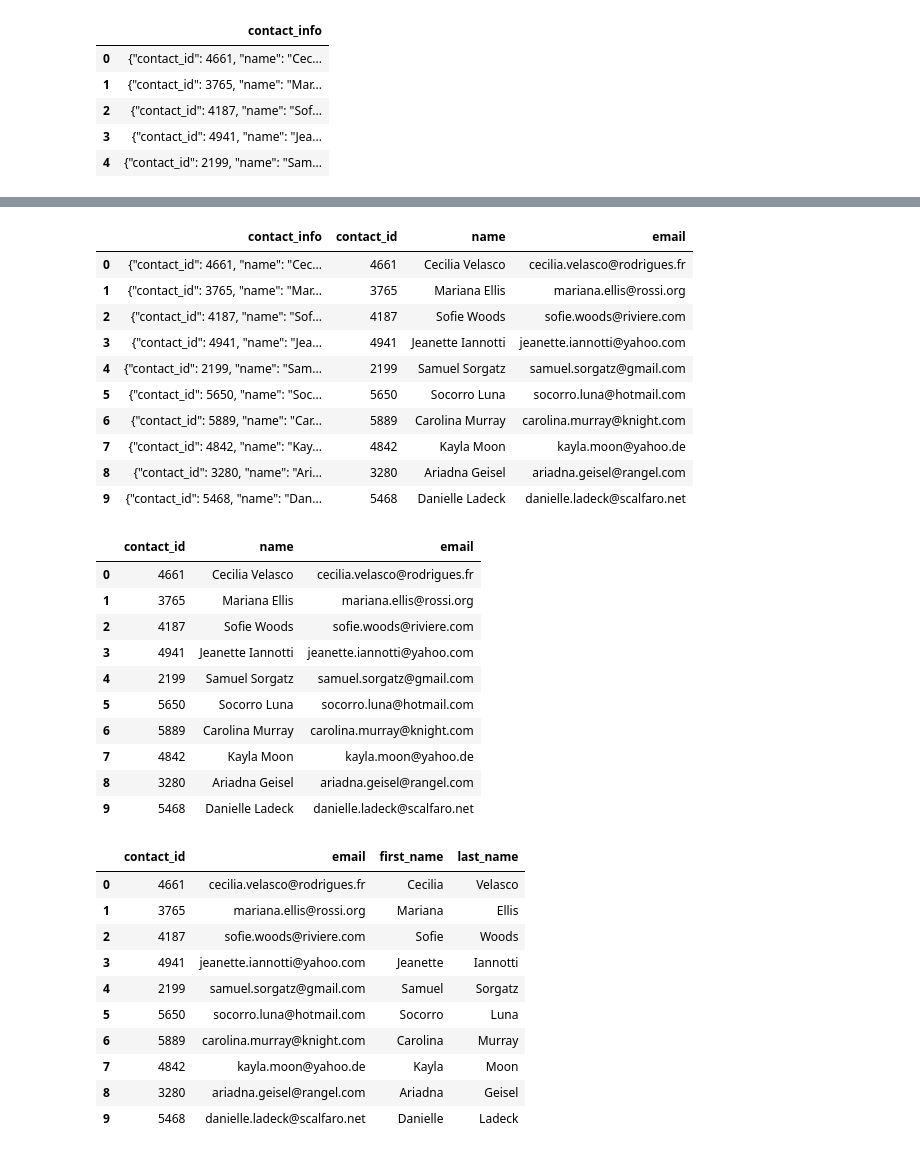
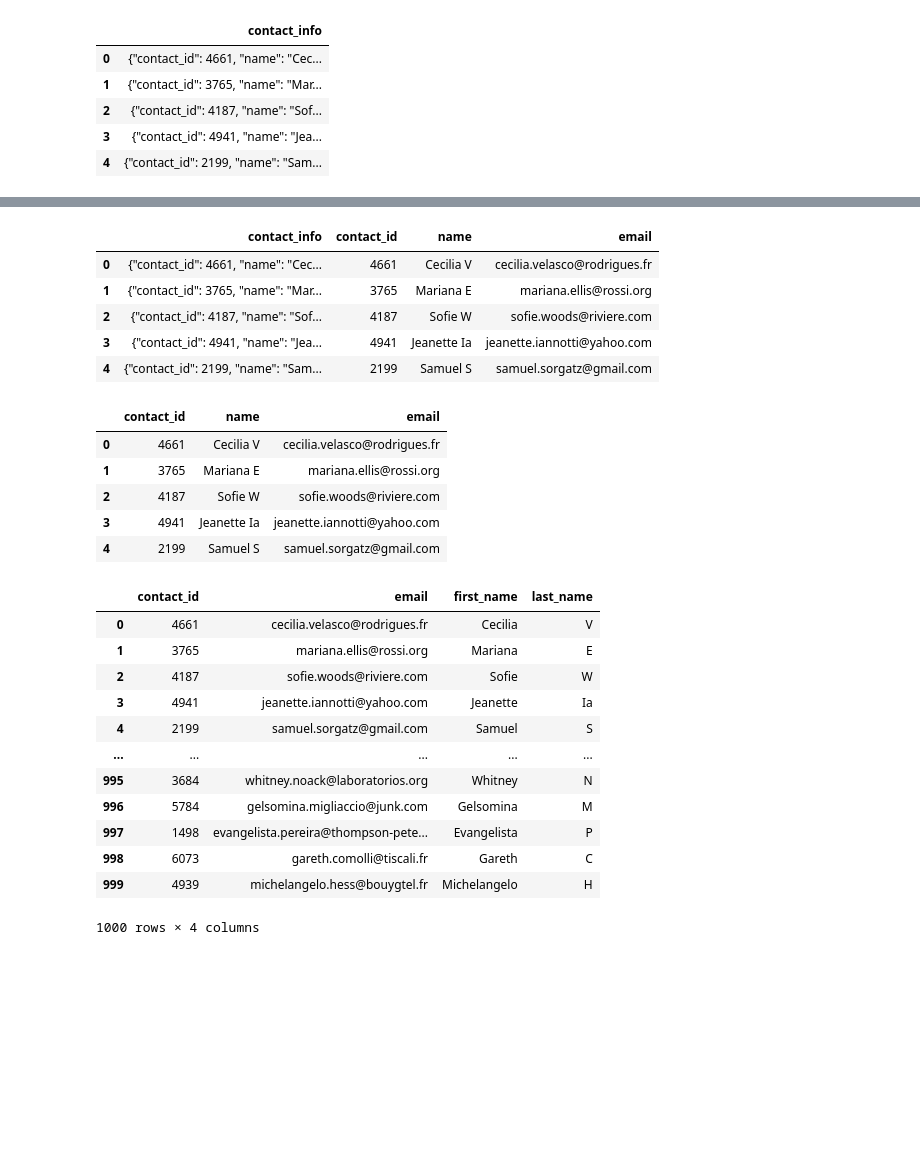
Before and after one commit to MITCHELLWYNE/Crowdfunding_ETL, a Jupyter notebook: Starter_Files/ETL_Mini_Project_Starter_Code_MMadera_ALin_MMitchell_BHickey_AMurphy.ipynb, the cells around one changed output, grey strips where cells are left out. Drawn from its saved outputs; the diff is of its cells as text; code cells hidden in the pictures; blank space fills up the shorter version.

```diff
--- a/Starter_Files/ETL_Mini_Project_Starter_Code_MMadera_ALin_MMitchell_BHickey_AMurphy.ipynb
+++ b/Starter_Files/ETL_Mini_Project_Starter_Code_MMadera_ALin_MMitchell_BHickey_AMurphy.ipynb
@@ -406,5 +460,7 @@ memory usage: 15.8+ KB
 # %%
 # Convert the "contact_id" column to an int64 data type.
+contact_info_df_copy['contact_id'] = pd.to_numeric(contact_info_df_copy['contact_id'])
+contact_info_df_copy.info()
 # %% [output]
 <class 'pandas.core.frame.DataFrame'>
 RangeIndex: 1000 entries, 0 to 999
@@ -418,4 +475,7 @@ memory usage: 15.8+ KB
 # %%
 # Extract the name of the contact and add it to a new column.
+cid_copy = contact_info_df_copy
+cid_copy['name'] = cid_copy['contact_info'].str.extract(r'([^nameil"\s][A-Za-z]+\s+[A-Za-a]+)')
+cid_copy.head(10)
 # %% [output]
 |  | contact_info | contact_id | name |
@@ -432,47 +492,45 @@ memory usage: 15.8+ KB
 # %%
 # Extract the email from the contacts and add the values to a new column.
+cid_copy['email']=cid_copy['contact_info'].str.extract(r'"(\S+@\S+)"}')
+cid_copy.head()
 # %% [output]
 |  | contact_info | contact_id | name | email |
-| 0 | {"contact_id": 4661, "name": "Cec... | 4661 | Cecilia Velasco | cecilia.velasco@rodrigues.fr |
-| 1 | {"contact_id": 3765, "name": "Mar... | 3765 | Mariana Ellis | mariana.ellis@rossi.org |
-| 2 | {"contact_id": 4187, "name": "Sof... | 4187 | Sofie Woods | sofie.woods@riviere.com |
-| 3 | {"contact_id": 4941, "name": "Jea... | 4941 | Jeanette Iannotti | jeanette.iannotti@yahoo.com |
-| 4 | {"contact_id": 2199, "name": "Sam... | 2199 | Samuel Sorgatz | samuel.sorgatz@gmail.com |
-| 5 | {"contact_id": 5650, "name": "Soc... | 5650 | Socorro Luna | socorro.luna@hotmail.com |
-| 6 | {"contact_id": 5889, "name": "Car... | 5889 | Carolina Murray | carolina.murray@knight.com |
-| 7 | {"contact_id": 4842, "name": "Kay... | 4842 | Kayla Moon | kayla.moon@yahoo.de |
-| 8 | {"contact_id": 3280, "name": "Ari... | 3280 | Ariadna Geisel | ariadna.geisel@rangel.com |
-| 9 | {"contact_id": 5468, "name": "Dan... | 5468 | Danielle Ladeck | danielle.ladeck@scalfaro.net |
+| 0 | {"contact_id": 4661, "name": "Cec... | 4661 | Cecilia V | cecilia.velasco@rodrigues.fr |
+| 1 | {"contact_id": 3765, "name": "Mar... | 3765 | Mariana E | mariana.ellis@rossi.org |
+| 2 | {"contact_id": 4187, "name": "Sof... | 4187 | Sofie W | sofie.woods@riviere.com |
+| 3 | {"contact_id": 4941, "name": "Jea... | 4941 | Jeanette Ia | jeanette.iannotti@yahoo.com |
+| 4 | {"contact_id": 2199, "name": "Sam... | 2199 | Samuel S | samuel.sorgatz@gmail.com |
 # %%
 # Create a copy of the contact_info_df with the 'contact_id', 'name', 'email' columns.
+cid_copy2 = cid_copy[['contact_id', 'name', 'email']].copy()
+cid_copy2.head()
 # %% [output]
 |  | contact_id | name | email |
-| 0 | 4661 | Cecilia Velasco | cecilia.velasco@rodrigues.fr |
-| 1 | 3765 | Mariana Ellis | mariana.ellis@rossi.org |
-| 2 | 4187 | Sofie Woods | sofie.woods@riviere.com |
-| 3 | 4941 | Jeanette Iannotti | jeanette.iannotti@yahoo.com |
-| 4 | 2199 | Samuel Sorgatz | samuel.sorgatz@gmail.com |
-| 5 | 5650 | Socorro Luna | socorro.luna@hotmail.com |
-| 6 | 5889 | Carolina Murray | carolina.murray@knight.com |
-| 7 | 4842 | Kayla Moon | kayla.moon@yahoo.de |
-| 8 | 3280 | Ariadna Geisel | ariadna.geisel@rangel.com |
-| 9 | 5468 | Danielle Ladeck | danielle.ladeck@scalfaro.net |
+| 0 | 4661 | Cecilia V | cecilia.velasco@rodrigues.fr |
+| 1 | 3765 | Mariana E | mariana.ellis@rossi.org |
+| 2 | 4187 | Sofie W | sofie.woods@riviere.com |
+| 3 | 4941 | Jeanette Ia | jeanette.iannotti@yahoo.com |
+| 4 | 2199 | Samuel S | samuel.sorgatz@gmail.com |
 # %%
 # Create a "first"name" and "last_name" column with the first and last names from the "name" column.
-
+cid_copy2[['first_name','last_name']] = cid_copy2['name'].str.split(' ', n=1, expand=True)
 
 # Drop the contact_name column
+cid_copy_clean = cid_copy2.drop(['name'],axis=1)
+cid_copy_clean
 # %% [output]
 |  | contact_id | email | first_name | last_name |
-| 0 | 4661 | cecilia.velasco@rodrigues.fr | Cecilia | Velasco |
-| 1 | 3765 | mariana.ellis@rossi.org | Mariana | Ellis |
-| 2 | 4187 | sofie.woods@riviere.com | Sofie | Woods |
-| 3 | 4941 | jeanette.iannotti@yahoo.com | Jeanette | Iannotti |
-| 4 | 2199 | samuel.sorgatz@gmail.com | Samuel | Sorgatz |
-| 5 | 5650 | socorro.luna@hotmail.com | Socorro | Luna |
-| 6 | 5889 | carolina.murray@knight.com | Carolina | Murray |
-| 7 | 4842 | kayla.moon@yahoo.de | Kayla | Moon |
-| 8 | 3280 | ariadna.geisel@rangel.com | Ariadna | Geisel |
-| 9 | 5468 | danielle.ladeck@scalfaro.net | Danielle | Ladeck |
+| 0 | 4661 | cecilia.velasco@rodrigues.fr | Cecilia | V |
+| 1 | 3765 | mariana.ellis@rossi.org | Mariana | E |
+| 2 | 4187 | sofie.woods@riviere.com | Sofie | W |
+| 3 | 4941 | jeanette.iannotti@yahoo.com | Jeanette | Ia |
+| 4 | 2199 | samuel.sorgatz@gmail.com | Samuel | S |
+| ... | ... | ... | ... | ... |
+| 995 | 3684 | whitney.noack@laboratorios.org | Whitney | N |
+| 996 | 5784 | gelsomina.migliaccio@junk.com | Gelsomina | M |
+| 997 | 1498 | evangelista.pereira@thompson-pete... | Evangelista | P |
+| 998 | 6073 | gareth.comolli@tiscali.fr | Gareth | C |
+| 999 | 4939 | michelangelo.hess@bouygtel.fr | Michelangelo | H |
+1000 rows × 4 columns
 # %%
 # Reorder the columns
```
Also changed, not shown: parts of 25 cells of this notebook, 4 other files.
